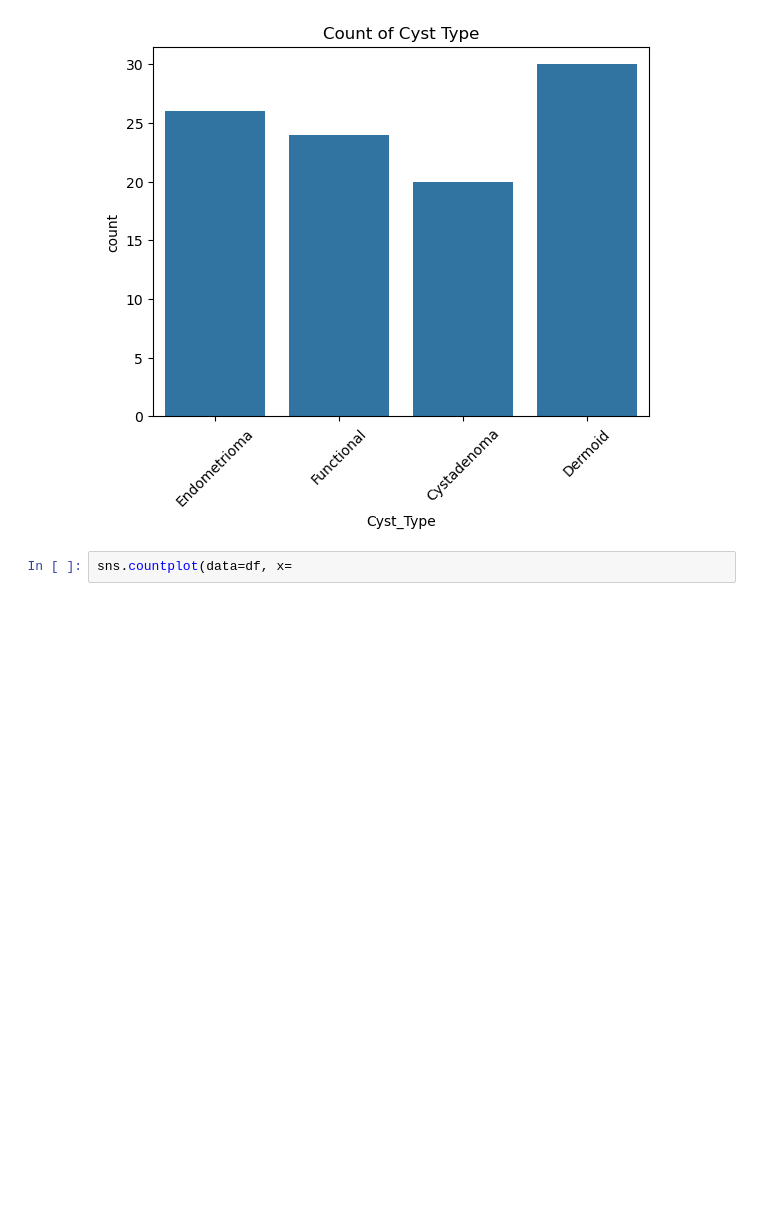
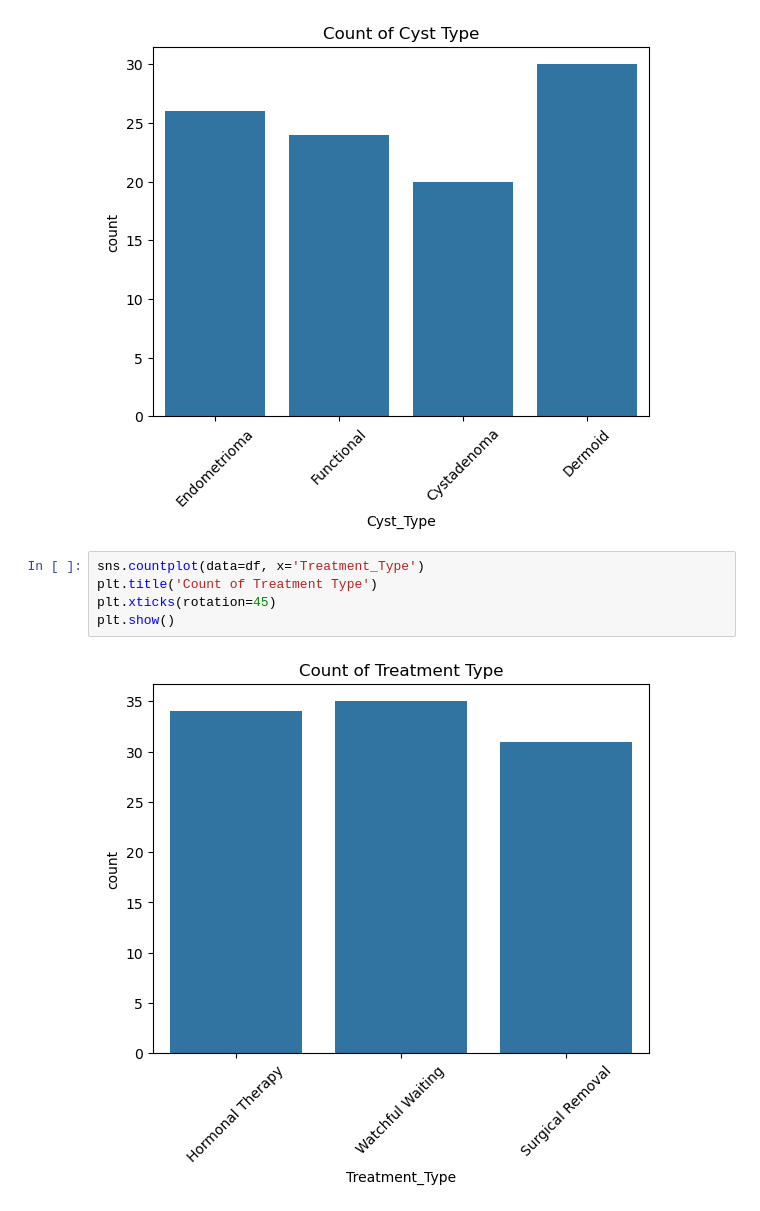
Before and after one commit to kxrrym03/Ovarian-Cyst-Analysis, a Jupyter notebook: Ovarian Cyst Analysis.ipynb, the cells around one changed output. Drawn from its saved outputs; the diff is of its cells as text; blank space fills up the shorter version.

```diff
--- a/Ovarian Cyst Analysis.ipynb
+++ b/Ovarian Cyst Analysis.ipynb
@@ -90,4 +90,9 @@ plt.show()
 # %% [output]
 [figure]
 # %%
-sns.countplot(data=df, x=
+sns.countplot(data=df, x='Treatment_Type')
+plt.title('Count of Treatment Type')
+plt.xticks(rotation=45)
+plt.show()
+# %% [output]
+[figure, added]
```
